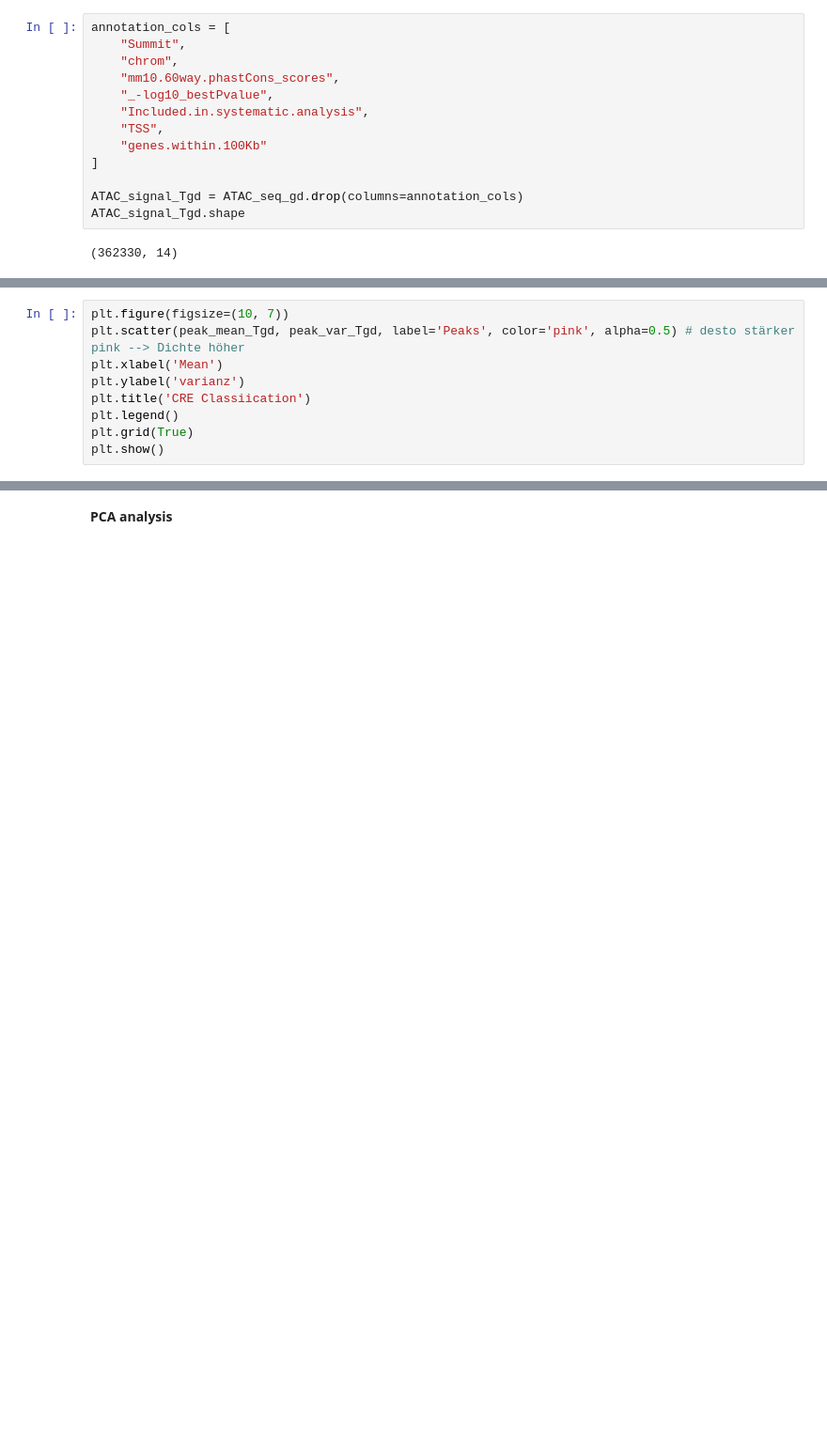
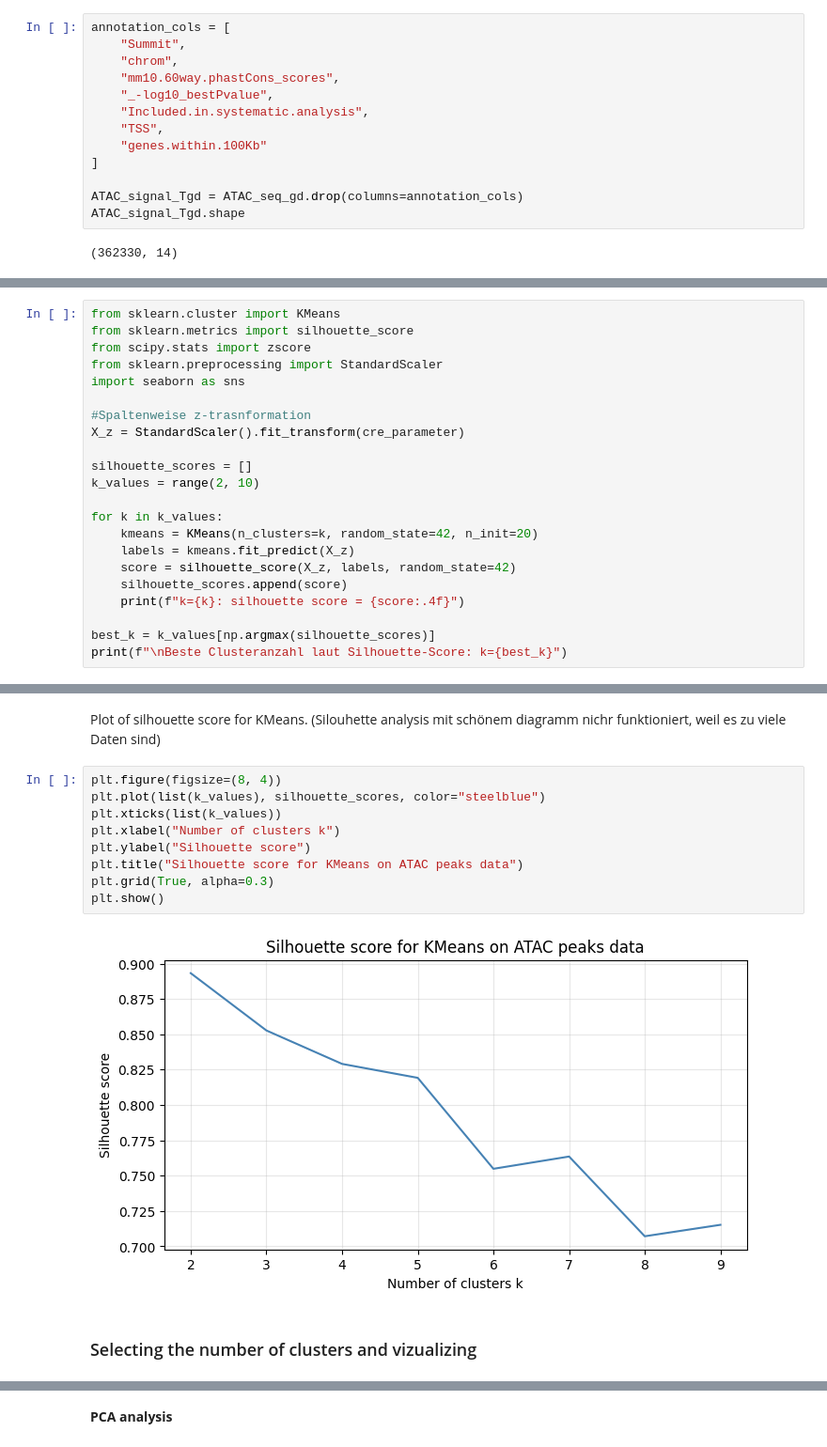
Before and after one commit to datascience-mobi-2026/topic04_team03, a Jupyter notebook: jupyter_rosa.ipynb, the cells around one changed output, grey strips where cells are left out. Shown at 94% size. Saved outputs shown, nothing was run; the diff lists cells and outputs as text; blank space fills up the shorter version.

```diff
--- a/jupyter_rosa.ipynb
+++ b/jupyter_rosa.ipynb
@@ -681,10 +690,23 @@ cre_parameter.head()
 # %%
-plt.figure(figsize=(10, 7))
-plt.scatter(peak_mean_Tgd, peak_var_Tgd, label='Peaks', color='pink', alpha=0.5) # desto stärker pink --> Dichte höher
-plt.xlabel('Mean')
-plt.ylabel('varianz')
-plt.title('CRE Classiication')
-plt.legend()
-plt.grid(True)
-plt.show()
+from sklearn.cluster import KMeans
+from sklearn.metrics import silhouette_score
+from scipy.stats import zscore
+from sklearn.preprocessing import StandardScaler
+import seaborn as sns
+
+#Spaltenweise z-trasnformation
+X_z = StandardScaler().fit_transform(cre_parameter)
+
+silhouette_scores = []
+k_values = range(2, 10)
+
+for k in k_values:
+    kmeans = KMeans(n_clusters=k, random_state=42, n_init=20)
+    labels = kmeans.fit_predict(X_z)
+    score = silhouette_score(X_z, labels, random_state=42)
+    silhouette_scores.append(score)
+    print(f"k={k}: silhouette score = {score:.4f}")
+
+best_k = k_values[np.argmax(silhouette_scores)]
+print(f"\nBeste Clusteranzahl laut Silhouette-Score: k={best_k}")
 # %% [output]
@@ -691,0 +723,15 @@ plt.show()
+# %% [markdown]
+Plot of silhouette score for KMeans. (Silouhette  analysis mit schönem diagramm nichr funktioniert, weil es zu viele Daten sind)
+# %%
+plt.figure(figsize=(8, 4))
+plt.plot(list(k_values), silhouette_scores, color="steelblue")
+plt.xticks(list(k_values))
+plt.xlabel("Number of clusters k")
+plt.ylabel("Silhouette score")
+plt.title("Silhouette score for KMeans on ATAC peaks data")
+plt.grid(True, alpha=0.3)
+plt.show()
+# %% [output]
+[figure, added]
+# %% [markdown]
+<h3> Selecting the number of clusters and vizualizing </h3>
```
Also changed, not shown: parts of 115 cells of this notebook.
